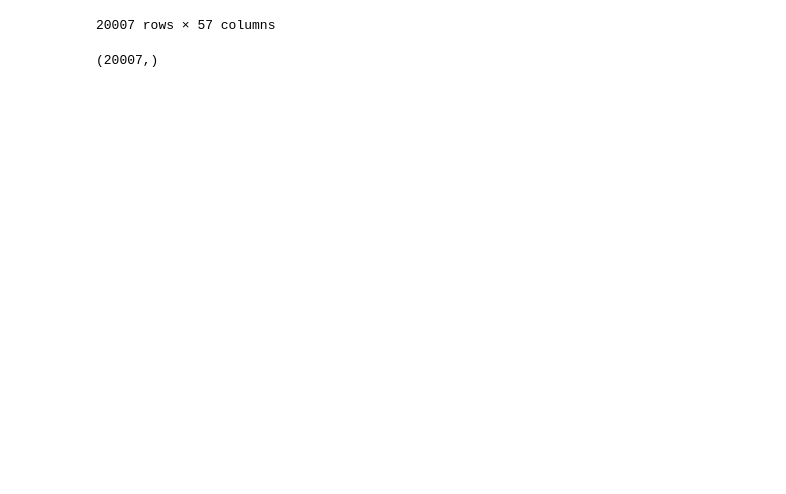
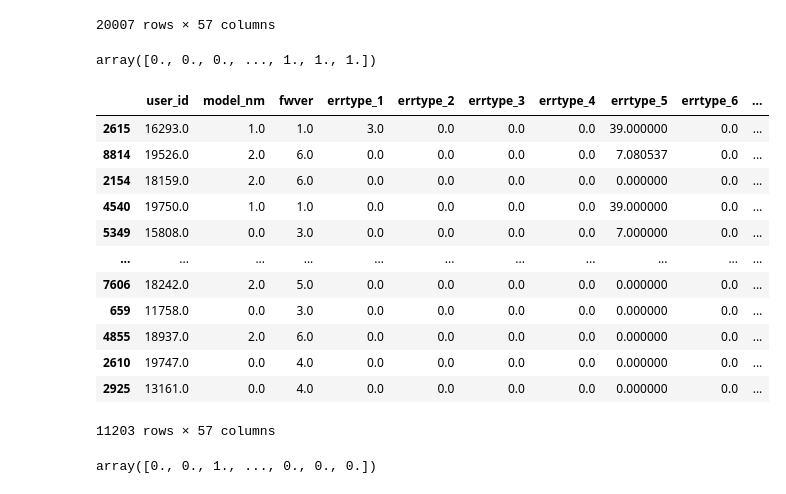
Before and after one commit to Mer9ury/Dacon_LDI, a Jupyter notebook: Model/XGBoost_v1.ipynb, the cells around one changed output. Cells and saved outputs as stored; diff of their text form; code cells hidden in the pictures; blank space fills up the shorter version.

Commit message:
make first model with auc:0.49

```diff
--- a/Model/XGBoost_v1.ipynb
+++ b/Model/XGBoost_v1.ipynb
@@ -3,9 +7,9 @@ import pickle
 import pandas as pd
 import numpy as np
 with open('../Preprocessed_data/list.txt', 'rb') as f:
-    problemdf = pickle.load(f)
+    problem_df = pickle.load(f)
 with open('../Preprocessed_data/noProblemList.txt', 'rb') as f:
-    nonproblemdf = pickle.load(f)
+    no_problem_df = pickle.load(f)
 # %%
 problem_df
 # %% [output]
@@ -39,8 +43,8 @@ no_problem_df
 | 13767 | 24999.0 | 3.0 | 9.0 | 0.0 | 0.0 | 0.0 | 0.0 | 37.142857 | 0.0 | ... |
 13768 rows × 57 columns
 # %%
-x_train = pd.concat([problem_df,no_problem_df])
-x_train
+df_x = pd.concat([problem_df,no_problem_df])
+df_x
 # %% [output]
 |  | user_id | model_nm | fwver | errtype_1 | errtype_2 | errtype_3 | errtype_4 | errtype_5 | errtype_6 | ... |
 | 0 | 19224.0 | 0.0 | 3.0 | 0.0 | 0.0 | 0.0 | 0.0 | 0.000000 | 0.0 | ... |
@@ -58,7 +62,30 @@ x_train
 # %%
 y_problem = np.zeros((13768))
 y_no_problem = np.ones((6239))
-y_train = np.concatenate((y_problem,y_no_problem))
-y_train
+df_y = np.concatenate((y_problem,y_no_problem))
+df_y
 # %% [output]
-(20007,)
+array([0., 0., 0., ..., 1., 1., 1.])
+# %%
+from sklearn.model_selection import train_test_split
+X_t, X_test, y_t, y_test = train_test_split(df_x,df_y, test_size = 0.3, random_state = 11)
+X_train, X_val,y_train, y_val = train_test_split(X_t,y_t,test_size=0.2, random_state = 10)
+X_train
+# %% [output]
+|  | user_id | model_nm | fwver | errtype_1 | errtype_2 | errtype_3 | errtype_4 | errtype_5 | errtype_6 | ... |
+| 2615 | 16293.0 | 1.0 | 1.0 | 3.0 | 0.0 | 0.0 | 0.0 | 39.000000 | 0.0 | ... |
+| 8814 | 19526.0 | 2.0 | 6.0 | 0.0 | 0.0 | 0.0 | 0.0 | 7.080537 | 0.0 | ... |
+| 2154 | 18159.0 | 2.0 | 6.0 | 0.0 | 0.0 | 0.0 | 0.0 | 0.000000 | 0.0 | ... |
+| 4540 | 19750.0 | 1.0 | 1.0 | 0.0 | 0.0 | 0.0 | 0.0 | 39.000000 | 0.0 | ... |
+| 5349 | 15808.0 | 0.0 | 3.0 | 0.0 | 0.0 | 0.0 | 0.0 | 7.000000 | 0.0 | ... |
+| ... | ... | ... | ... | ... | ... | ... | ... | ... | ... | ... |
+| 7606 | 18242.0 | 2.0 | 5.0 | 0.0 | 0.0 | 0.0 | 0.0 | 0.000000 | 0.0 | ... |
+| 659 | 11758.0 | 0.0 | 3.0 | 0.0 | 0.0 | 0.0 | 0.0 | 0.000000 | 0.0 | ... |
+| 4855 | 18937.0 | 2.0 | 6.0 | 0.0 | 0.0 | 0.0 | 0.0 | 0.000000 | 0.0 | ... |
+| 2610 | 19747.0 | 0.0 | 4.0 | 0.0 | 0.0 | 0.0 | 0.0 | 0.000000 | 0.0 | ... |
+| 2925 | 13161.0 | 0.0 | 4.0 | 0.0 | 0.0 | 0.0 | 0.0 | 0.000000 | 0.0 | ... |
+11203 rows × 57 columns
+# %%
+y_train
+# %% [output]
+array([0., 0., 1., ..., 0., 0., 0.])
```
Also changed, not shown: parts of 12 cells of this notebook, 1 other file.
